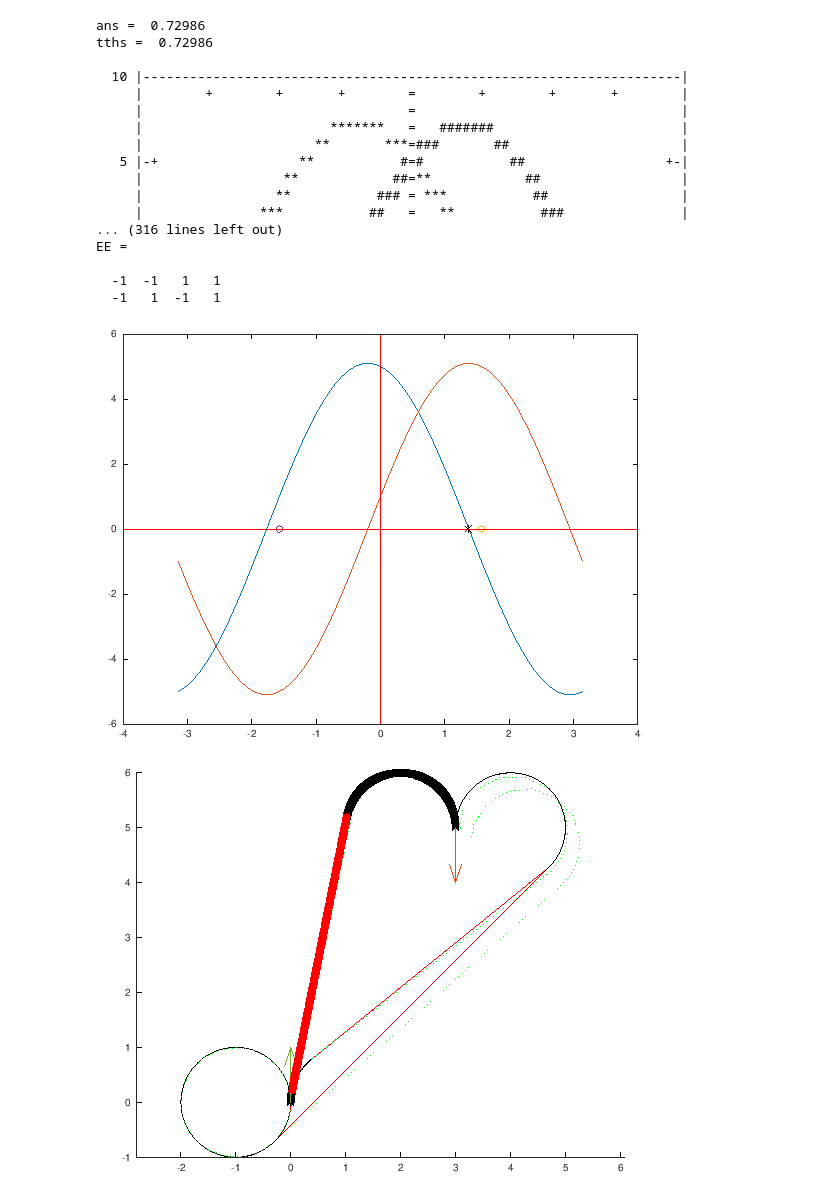
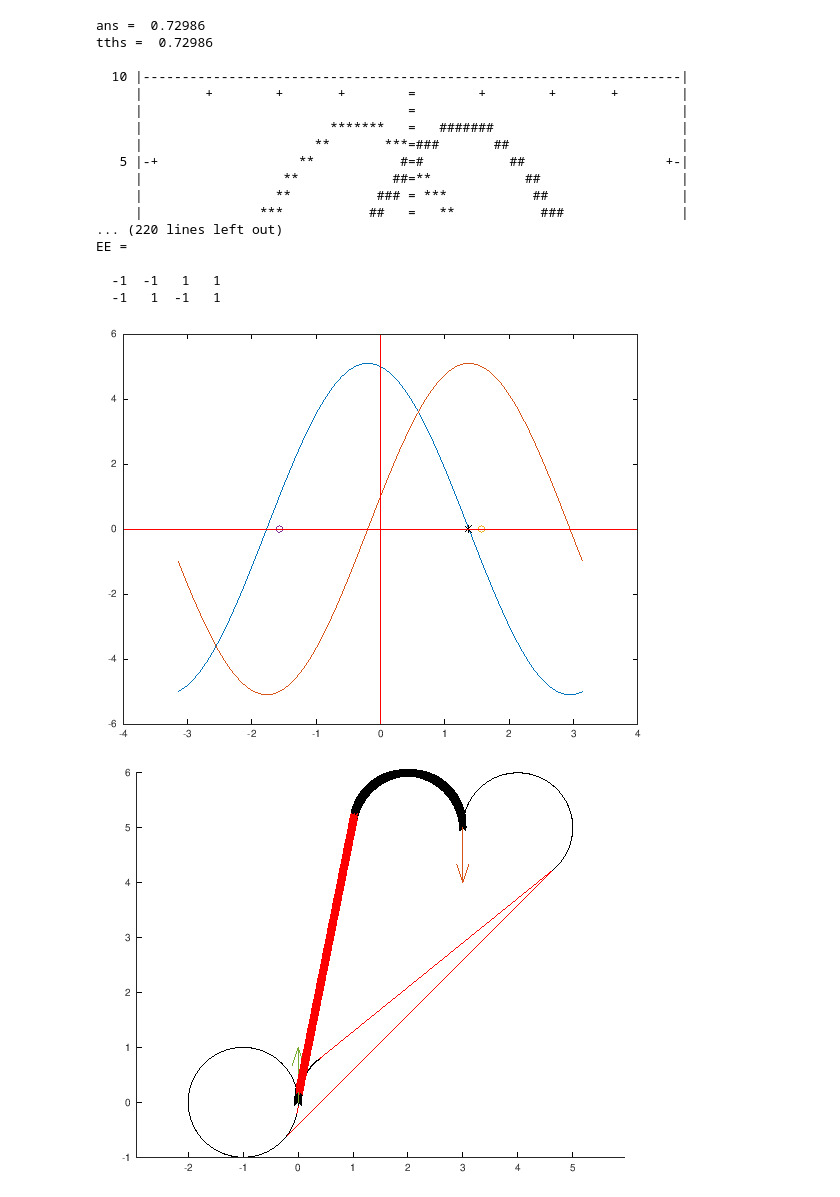
Before and after one commit to jbcaillau/commande, a Jupyter notebook: tp1/zmd.ipynb, the cells around one changed output. Drawn from its saved outputs; the diff is of its cells as text; code cells hidden in the pictures.

```diff
--- a/tp1/zmd.ipynb
+++ b/tp1/zmd.ipynb
@@ -256,7 +256,7 @@ for j = 1:Ns
                    sin(x(3))
                    ufun(t) ];
   [ dummy, x ] = ode45(ffun, [ 0 tf(j) ], x0, optode); x = x';
-  plot(x(1, :), x(2, :), 'g:');
+  %plot(x(1, :), x(2, :), 'g:');
 
 end;
 
@@ -265,32 +265,32 @@ THS = [ THS tths ];
 TF = [ TF tf ];
 
 end;
 
 [ TF, i ] = sort(TF);
 EE = EE(:, i);
 THS = THS(i);
 if ~isempty(TF)
   bsbfun(z0, th0, zf, thf, EE(1, 1), EE(2, 1), THS(1), '*', 1000);
 end;
 
 TF, EE
 # %% [output]
 ans =  0.72986
 tths =  0.72986
 
   10 |---------------------------------------------------------------------|
      |        +        +       +        =        +        +       +        |
      |                                  =                                  |
      |                        *******   =   #######                        |
      |                      **       ***=###       ##                      |
    5 |-+                  **           #=#           ##                  +-|
      |                  **            ##=**            ##                  |
      |                 **           ### = ***           ##                 |
      |               ***           ##   =   **           ###               |
-... (316 lines left out)
+... (220 lines left out)
 EE =
 
   -1  -1   1   1
   -1   1  -1   1
 [figure]
-[figure, old version]
+[figure, new version]
```
